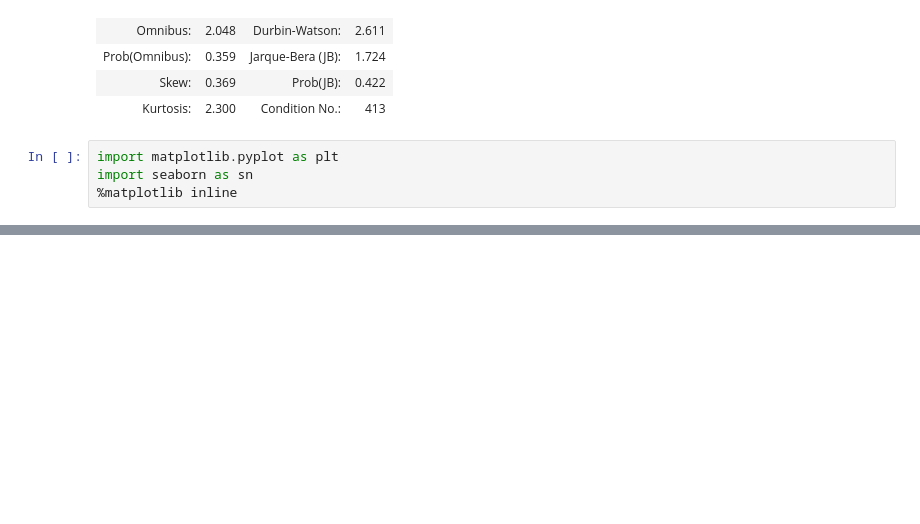
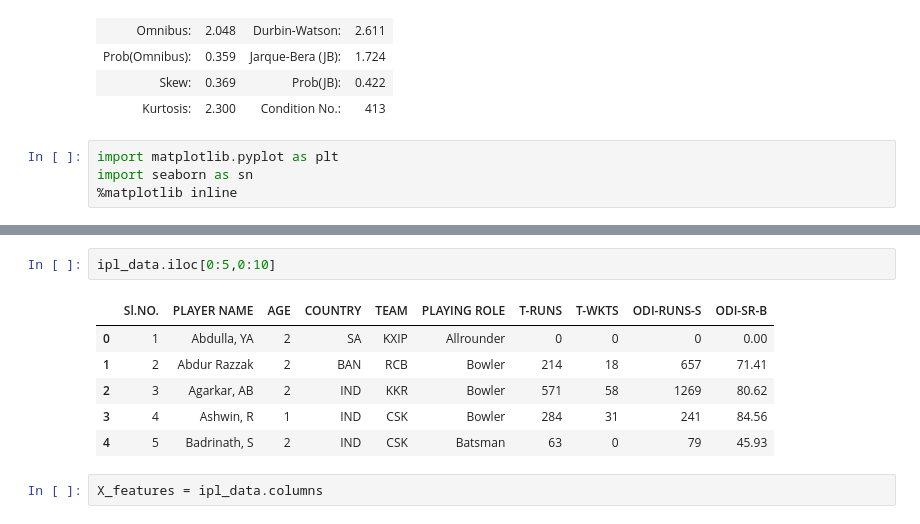
Before and after one commit to Manireddy69/foundation_of_Ml, a Jupyter notebook: Foundation_of_ML/Linear_regression.ipynb, the cells around one changed output, grey strips where cells are left out. Cells and saved outputs as stored; diff of their text form; blank space fills up the shorter version.

```diff
--- a/Foundation_of_ML/Linear_regression.ipynb
+++ b/Foundation_of_ML/Linear_regression.ipynb
@@ -71,0 +138,11 @@ plt.show();
+# %%
+ipl_data.iloc[0:5,0:10]
+# %% [output]
+|  | Sl.NO. | PLAYER NAME | AGE | COUNTRY | TEAM | PLAYING ROLE | T-RUNS | T-WKTS | ODI-RUNS-S | ODI-SR-B |
+| 0 | 1 | Abdulla, YA | 2 | SA | KXIP | Allrounder | 0 | 0 | 0 | 0.00 |
+| 1 | 2 | Abdur Razzak | 2 | BAN | RCB | Bowler | 214 | 18 | 657 | 71.41 |
+| 2 | 3 | Agarkar, AB | 2 | IND | KKR | Bowler | 571 | 58 | 1269 | 80.62 |
+| 3 | 4 | Ashwin, R | 1 | IND | CSK | Bowler | 284 | 31 | 241 | 84.56 |
+| 4 | 5 | Badrinath, S | 2 | IND | CSK | Batsman | 63 | 0 | 79 | 45.93 |
+# %%
+X_features = ipl_data.columns
```
Also changed, not shown: parts of 22 cells of this notebook.
